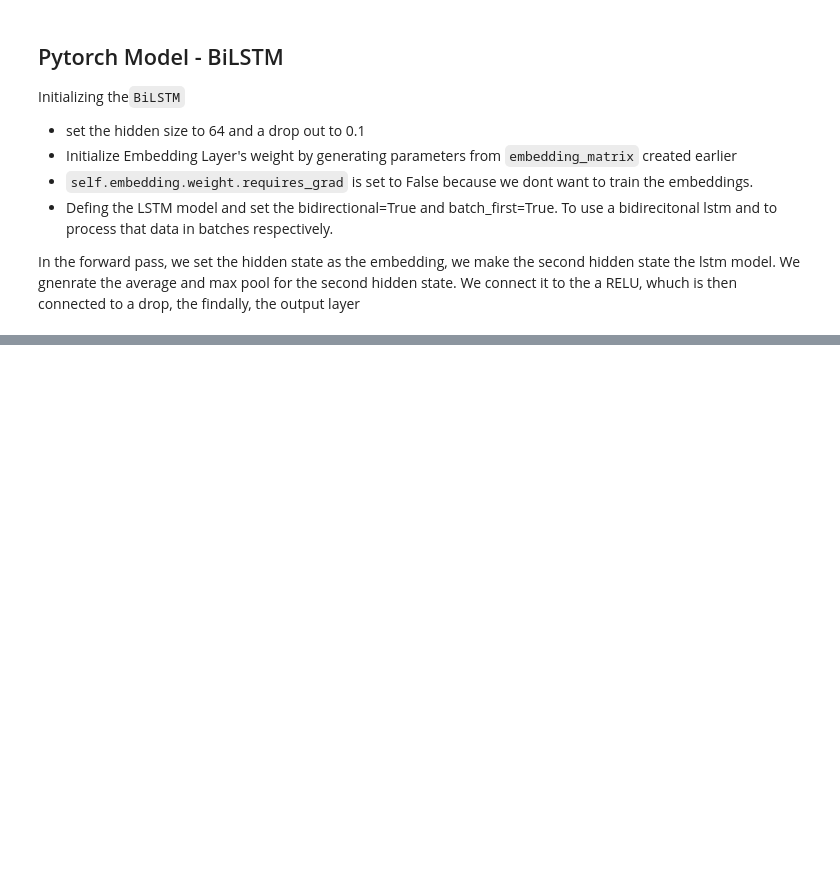
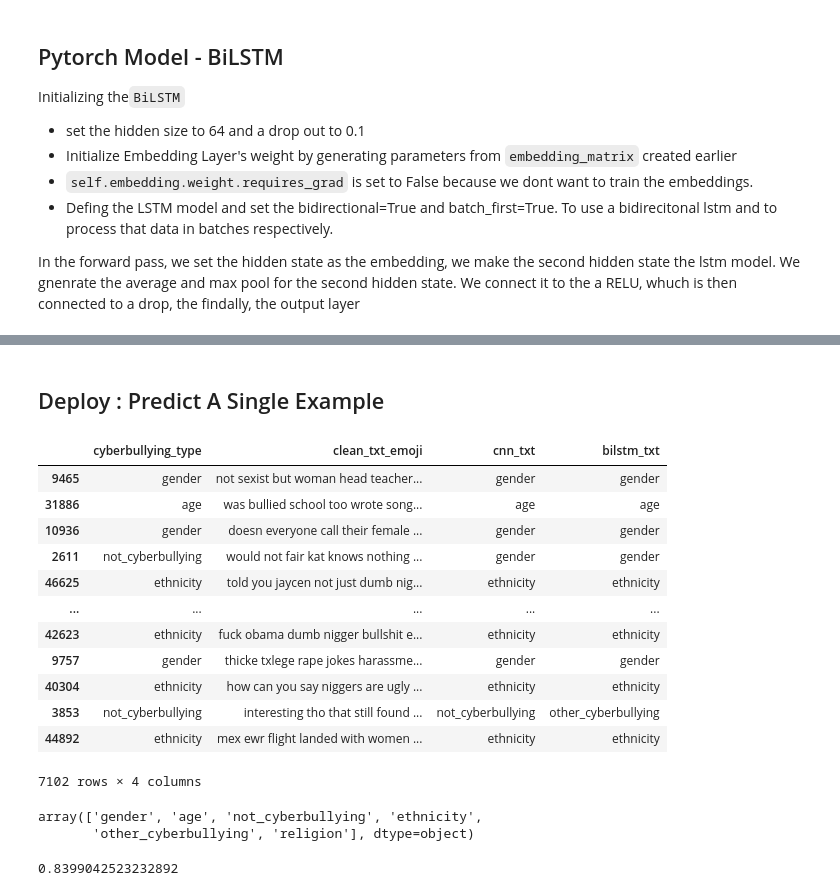
Before and after one commit to thayeylolu/cyberbullying, a Jupyter notebook: notebooks/the_multiclass_text_classification_pytorch.ipynb, the cells around one changed output, grey strips where cells are left out. Drawn from its saved outputs; the diff is of its cells as text; code cells hidden in the pictures; blank space fills up the shorter version.

```diff
--- a/notebooks/the_multiclass_text_classification_pytorch.ipynb
+++ b/notebooks/the_multiclass_text_classification_pytorch.ipynb
@@ -356,0 +354,18 @@ skplt.metrics.plot_confusion_matrix(
+# %%
+def predict_single(x):
+    x = tokenizer.texts_to_sequences([x])
+    # pad
+    x = pad_sequences(x, maxlen=maxlen)
+    # create dataset
+    x = torch.tensor(x, dtype=torch.long).cuda()
+
+    pred = model(x).detach()
+    pred = F.softmax(pred).cpu().numpy()
+
+    pred = pred.argmax(axis=1)
+
+    pred = le.classes_[pred]
+    return pred[0]
+
+
+test['cnn_txt'] = test['clean_txt_emoji'].apply(lambda x:predict_single(x))
@@ -488,0 +524,47 @@ skplt.metrics.plot_confusion_matrix(
+# %% [markdown]
+## Deploy : Predict A Single Example
+# %%
+def predict_single(x):
+    x = tokenizer.texts_to_sequences([x])
+    # pad
+    x = pad_sequences(x, maxlen=maxlen)
+    # create dataset
+    x = torch.tensor(x, dtype=torch.long).cuda()
+
+    pred = model(x).detach()
+    pred = F.softmax(pred).cpu().numpy()
+
+    pred = pred.argmax(axis=1)
+
+    pred = le.classes_[pred]
+    return pred[0]
+# %%
+
+test['bilstm_txt'] = test['clean_txt_emoji'].apply(lambda x:predict_single(x))
+# %%
+test
+# %% [output]
+|  | cyberbullying_type | clean_txt_emoji | cnn_txt | bilstm_txt |
+| 9465 | gender | not sexist but woman head teacher... | gender | gender |
+| 31886 | age | was bullied school too wrote song... | age | age |
+| 10936 | gender | doesn everyone call their female ... | gender | gender |
+| 2611 | not_cyberbullying | would not fair kat knows nothing ... | gender | gender |
+| 46625 | ethnicity | told you jaycen not just dumb nig... | ethnicity | ethnicity |
+| ... | ... | ... | ... | ... |
+| 42623 | ethnicity | fuck obama dumb nigger bullshit e... | ethnicity | ethnicity |
+| 9757 | gender | thicke txlege rape jokes harassme... | gender | gender |
+| 40304 | ethnicity | how can you say niggers are ugly ... | ethnicity | ethnicity |
+| 3853 | not_cyberbullying | interesting tho that still found ... | not_cyberbullying | other_cyberbullying |
+| 44892 | ethnicity | mex ewr flight landed with women ... | ethnicity | ethnicity |
+7102 rows × 4 columns
+# %%
+test['cyberbullying_type'].unique()
+# %% [output]
+array(['gender', 'age', 'not_cyberbullying', 'ethnicity',
+       'other_cyberbullying', 'religion'], dtype=object)
+# %%
+from sklearn.metrics import accuracy_score
+accuracy_score = accuracy_score(test['cyberbullying_type'], test['bilstm_txt'])
+accuracy_score
+# %% [output]
+0.8399042523232892
```
Also changed, not shown: parts of 44 cells of this notebook.
